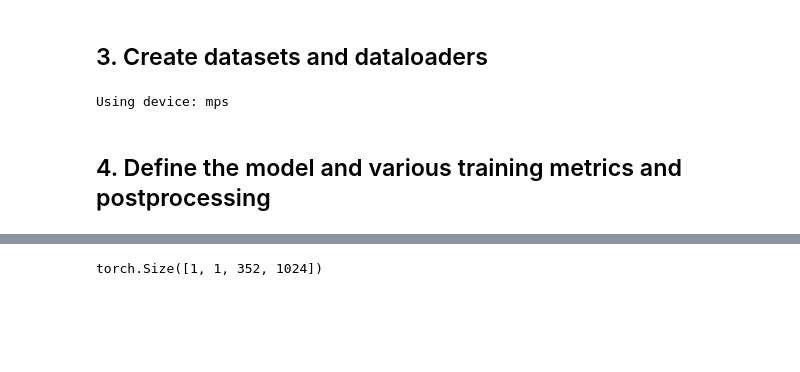
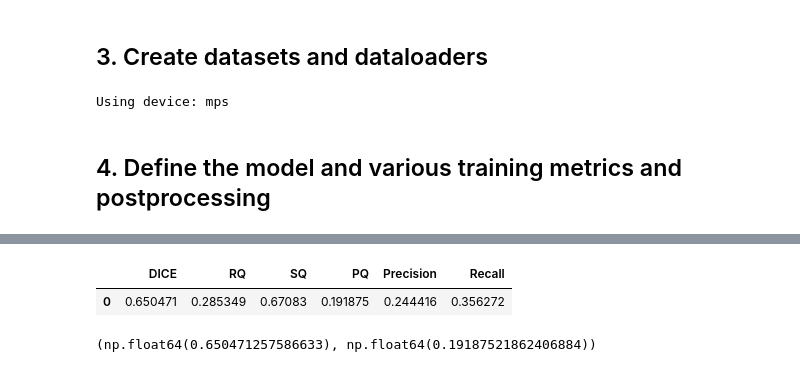
Before and after one commit to fedeceri85/cochlea-synapses-binary-segmentation-unet2d, a Jupyter notebook: labelling_check_predictions.ipynb, the cells around one changed output, grey strips where cells are left out. Saved outputs shown, nothing was run; the diff lists cells and outputs as text; code cells hidden in the pictures; blank space fills up the shorter version.

```diff
--- a/labelling_check_predictions.ipynb
+++ b/labelling_check_predictions.ipynb
@@ -9,7 +9,7 @@ import matplotlib.pylab as plt
 import torch
 
 PROJECT_ROOT = os.path.abspath(".")
-if not os.path.exists(os.path.join(PROJECT_ROOT, "config", "binary_model_v1.yml")):
+if not os.path.exists(os.path.join(PROJECT_ROOT, "config", "binary_model_v5_synaptic.yml")):
     PROJECT_ROOT = os.path.abspath("MONAI-test")
 if PROJECT_ROOT not in sys.path:
     sys.path.insert(0, PROJECT_ROOT)
@@ -17,10 +17,7 @@ if PROJECT_ROOT not in sys.path:
 from src.config import load_yaml_config
 
 CONFIG_PATHS = [
-    # os.path.join(PROJECT_ROOT, "config", "binary_model_v1.yml"),
-    # os.path.join(PROJECT_ROOT, "config", "binary_model_v3.yml"),
-   os.path.join(PROJECT_ROOT, "config", "binary_model_v4_synaptic_hcs.yml"),
-
+   os.path.join(PROJECT_ROOT, "config", "binary_model_v5_synaptic.yml"),
 ]
 
 # Select either "cytoSam" or "cyto2".
@@ -394,4 +424,18 @@ Predicting Cellpose labels for NeuroD_SGN_ex_vivo13.0...
-# %%
-gt.shape
-# %% [output]
-torch.Size([1, 1, 352, 1024])
+# %%
+results = pd.DataFrame({
+    "DICE": [np.mean(dices)],
+    "RQ": [np.mean(rqs)],
+    "SQ": [np.mean(sqs)],
+    "PQ": [np.mean(pqs)],
+    "Precision": [np.mean(precisions)],
+    "Recall": [np.mean(recalls)]
+})
+
+results
+# %% [output]
+|  | DICE | RQ | SQ | PQ | Precision | Recall |
+| 0 | 0.650471 | 0.285349 | 0.67083 | 0.191875 | 0.244416 | 0.356272 |
+# %%
+np.mean(dices), np.mean(pqs)
+# %% [output]
+(np.float64(0.650471257586633), np.float64(0.19187521862406884))
```
Also changed, not shown: parts of 2 cells of this notebook, 12 other files.
